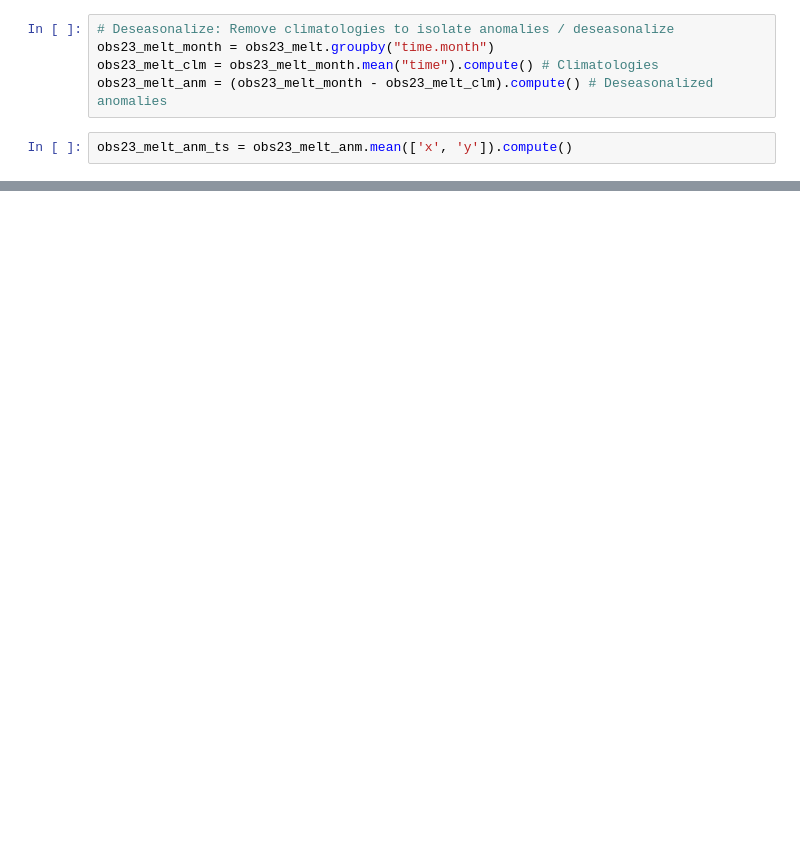
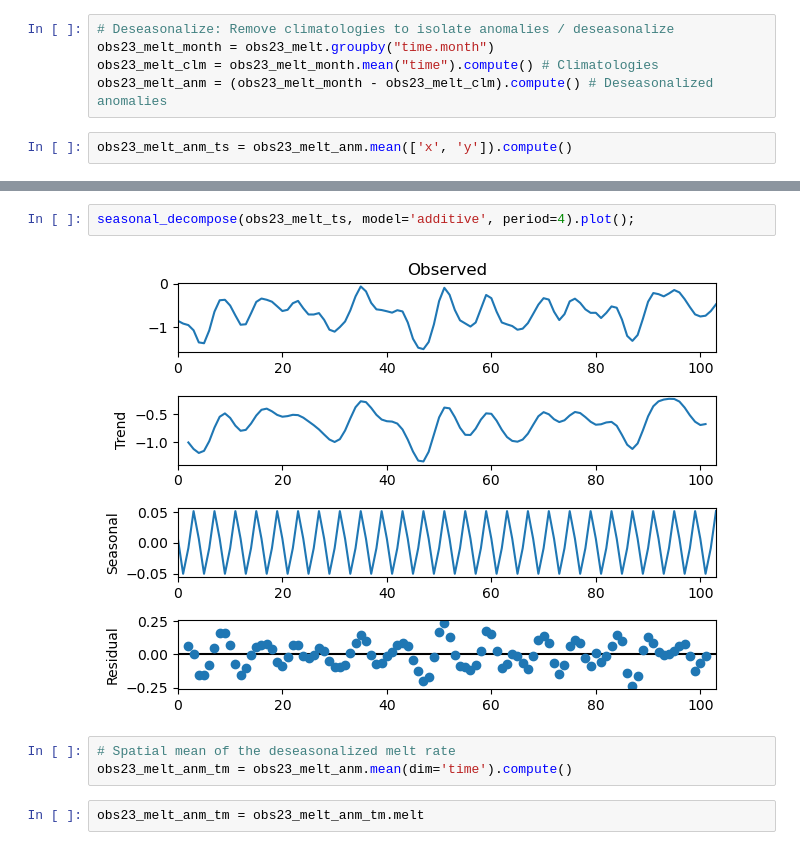
Before and after one commit to mshiv/AISLENS, a Jupyter notebook: notebooks/01-sm-AIS-basal-melt-modern-sat-observations-analysis.ipynb, the cells around one changed output, grey strips where cells are left out. Cells and saved outputs as stored; diff of their text form; blank space fills up the shorter version.

```diff
--- a/notebooks/01-sm-AIS-basal-melt-modern-sat-observations-analysis.ipynb
+++ b/notebooks/01-sm-AIS-basal-melt-modern-sat-observations-analysis.ipynb
@@ -78,0 +133,9 @@ plt.show()
+# %%
+seasonal_decompose(obs23_melt_ts, model='additive', period=4).plot();
+# %% [output]
+[figure, added]
+# %%
+# Spatial mean of the deseasonalized melt rate
+obs23_melt_anm_tm = obs23_melt_anm.mean(dim='time').compute()
+# %%
+obs23_melt_anm_tm = obs23_melt_anm_tm.melt
```
Also changed, not shown: parts of 14 cells of this notebook, 2 other files.
